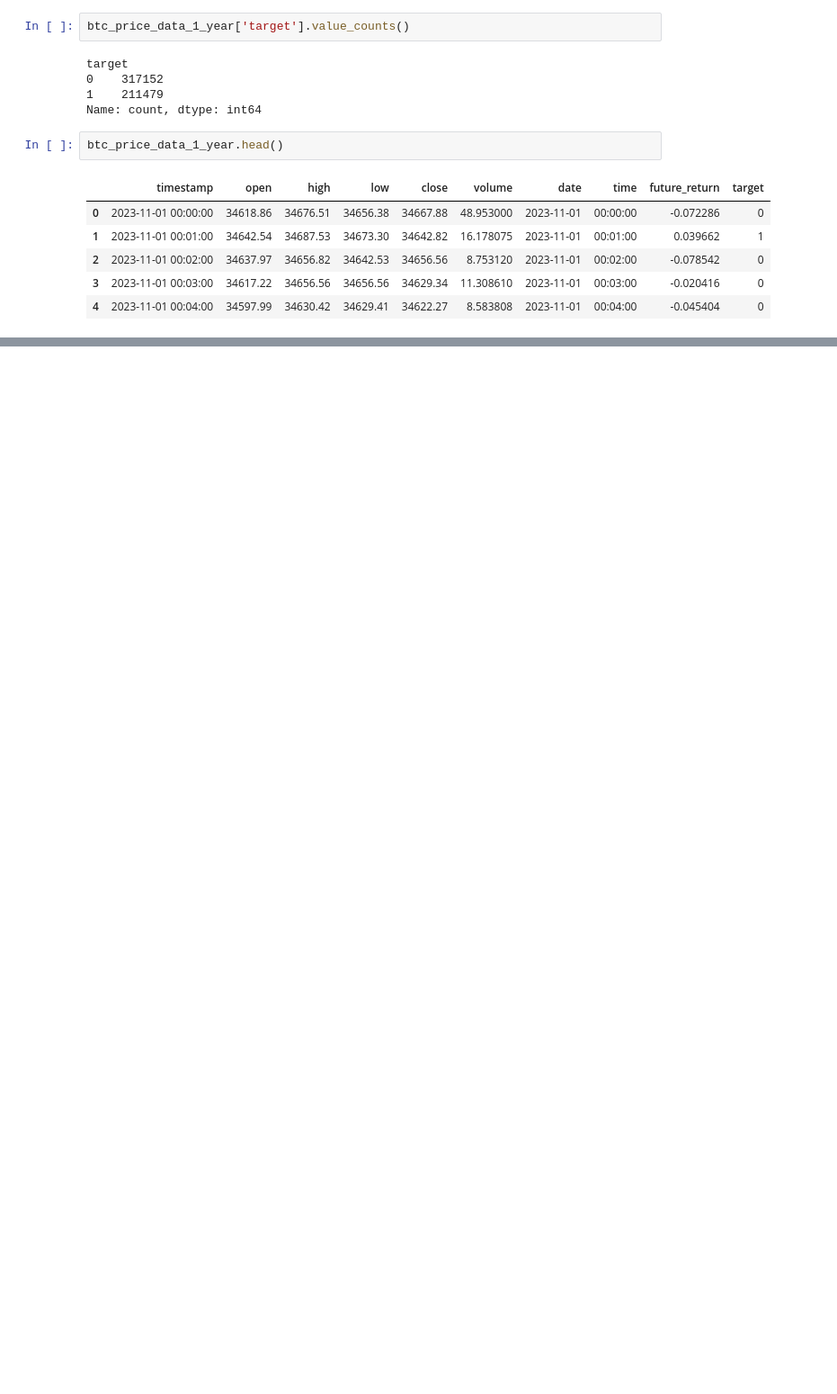
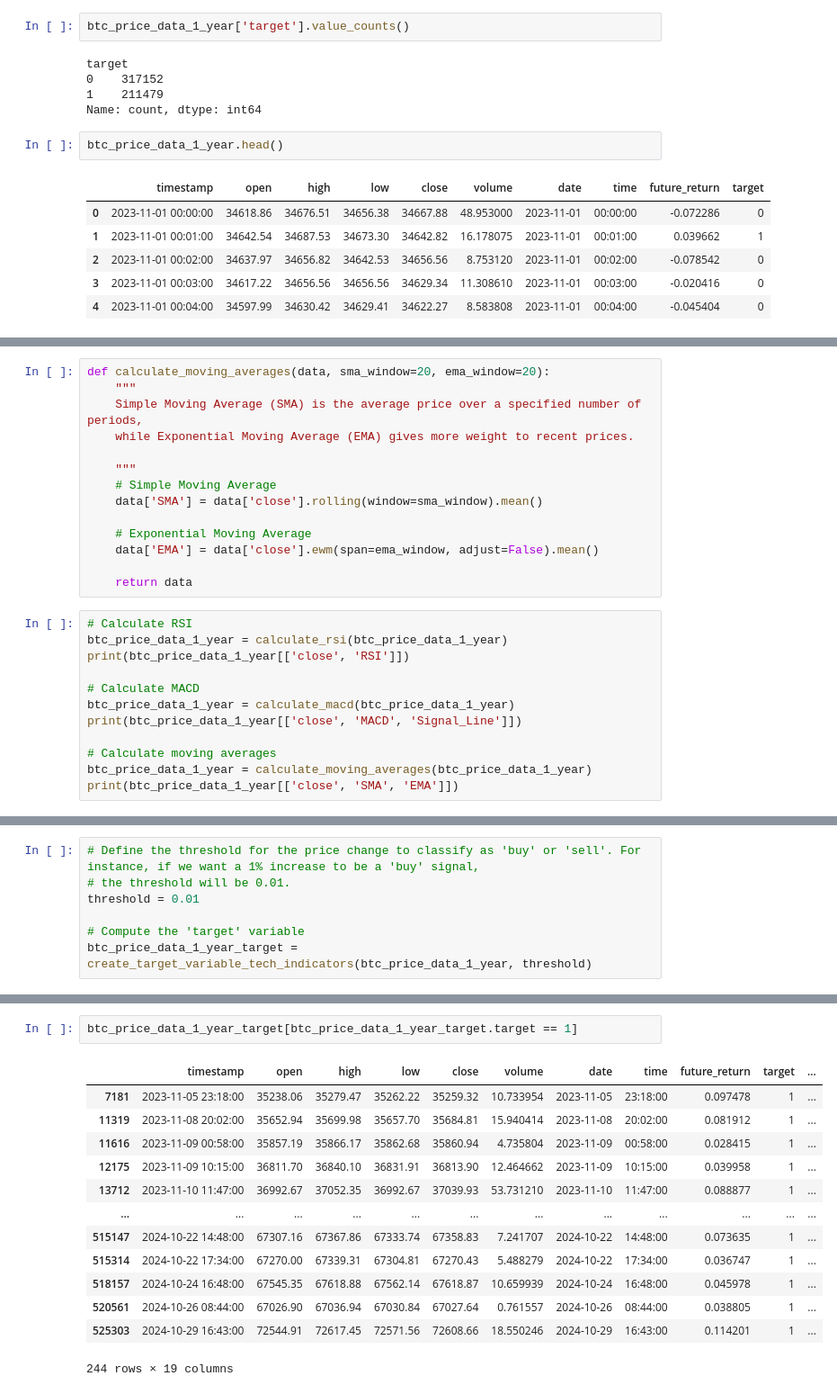
Before and after one commit to kostadinlambov/Algorithmic-Trading-Bot, a Jupyter notebook: Notebook/Calculate Target.ipynb, the cells around one changed output, grey strips where cells are left out. Shown at 90% size. Drawn from its saved outputs; the diff is of its cells as text; blank space fills up the shorter version.

```diff
--- a/Notebook/Calculate Target.ipynb
+++ b/Notebook/Calculate Target.ipynb
@@ -247,0 +295,26 @@ btc_price_data_1_year_target.head()
+# %%
+def calculate_moving_averages(data, sma_window=20, ema_window=20):
+    """
+    Simple Moving Average (SMA) is the average price over a specified number of periods,
+    while Exponential Moving Average (EMA) gives more weight to recent prices.
+
+    """
+    # Simple Moving Average
+    data['SMA'] = data['close'].rolling(window=sma_window).mean()
+
+    # Exponential Moving Average
+    data['EMA'] = data['close'].ewm(span=ema_window, adjust=False).mean()
+
+    return data
+# %%
+# Calculate RSI
+btc_price_data_1_year = calculate_rsi(btc_price_data_1_year)
+print(btc_price_data_1_year[['close', 'RSI']])
+
+# Calculate MACD
+btc_price_data_1_year = calculate_macd(btc_price_data_1_year)
+print(btc_price_data_1_year[['close', 'MACD', 'Signal_Line']])
+
+# Calculate moving averages
+btc_price_data_1_year = calculate_moving_averages(btc_price_data_1_year)
+print(btc_price_data_1_year[['close', 'SMA', 'EMA']])
@@ -247,0 +439,7 @@ btc_price_data_1_year_target.head()
+# %%
+# Define the threshold for the price change to classify as 'buy' or 'sell'. For instance, if we want a 1% increase to be a 'buy' signal,
+# the threshold will be 0.01.
+threshold = 0.01
+
+# Compute the 'target' variable
+btc_price_data_1_year_target = create_target_variable_tech_indicators(btc_price_data_1_year, threshold)
@@ -247,0 +455,16 @@ btc_price_data_1_year_target.head()
+# %%
+btc_price_data_1_year_target[btc_price_data_1_year_target.target == 1]
+# %% [output]
+|  | timestamp | open | high | low | close | volume | date | time | future_return | target | ... |
+| 7181 | 2023-11-05 23:18:00 | 35238.06 | 35279.47 | 35262.22 | 35259.32 | 10.733954 | 2023-11-05 | 23:18:00 | 0.097478 | 1 | ... |
+| 11319 | 2023-11-08 20:02:00 | 35652.94 | 35699.98 | 35657.70 | 35684.81 | 15.940414 | 2023-11-08 | 20:02:00 | 0.081912 | 1 | ... |
+| 11616 | 2023-11-09 00:58:00 | 35857.19 | 35866.17 | 35862.68 | 35860.94 | 4.735804 | 2023-11-09 | 00:58:00 | 0.028415 | 1 | ... |
+| 12175 | 2023-11-09 10:15:00 | 36811.70 | 36840.10 | 36831.91 | 36813.90 | 12.464662 | 2023-11-09 | 10:15:00 | 0.039958 | 1 | ... |
+| 13712 | 2023-11-10 11:47:00 | 36992.67 | 37052.35 | 36992.67 | 37039.93 | 53.731210 | 2023-11-10 | 11:47:00 | 0.088877 | 1 | ... |
+| ... | ... | ... | ... | ... | ... | ... | ... | ... | ... | ... | ... |
+| 515147 | 2024-10-22 14:48:00 | 67307.16 | 67367.86 | 67333.74 | 67358.83 | 7.241707 | 2024-10-22 | 14:48:00 | 0.073635 | 1 | ... |
+| 515314 | 2024-10-22 17:34:00 | 67270.00 | 67339.31 | 67304.81 | 67270.43 | 5.488279 | 2024-10-22 | 17:34:00 | 0.036747 | 1 | ... |
+| 518157 | 2024-10-24 16:48:00 | 67545.35 | 67618.88 | 67562.14 | 67618.87 | 10.659939 | 2024-10-24 | 16:48:00 | 0.045978 | 1 | ... |
+| 520561 | 2024-10-26 08:44:00 | 67026.90 | 67036.94 | 67030.84 | 67027.64 | 0.761557 | 2024-10-26 | 08:44:00 | 0.038805 | 1 | ... |
+| 525303 | 2024-10-29 16:43:00 | 72544.91 | 72617.45 | 72571.56 | 72608.66 | 18.550246 | 2024-10-29 | 16:43:00 | 0.114201 | 1 | ... |
+244 rows × 19 columns
```
Also changed, not shown: parts of 28 cells of this notebook, 1 other file.
